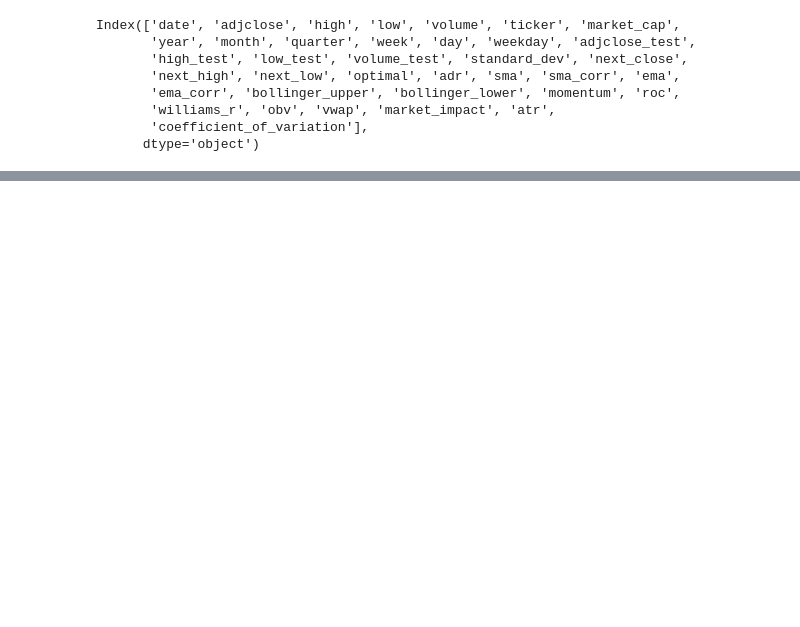
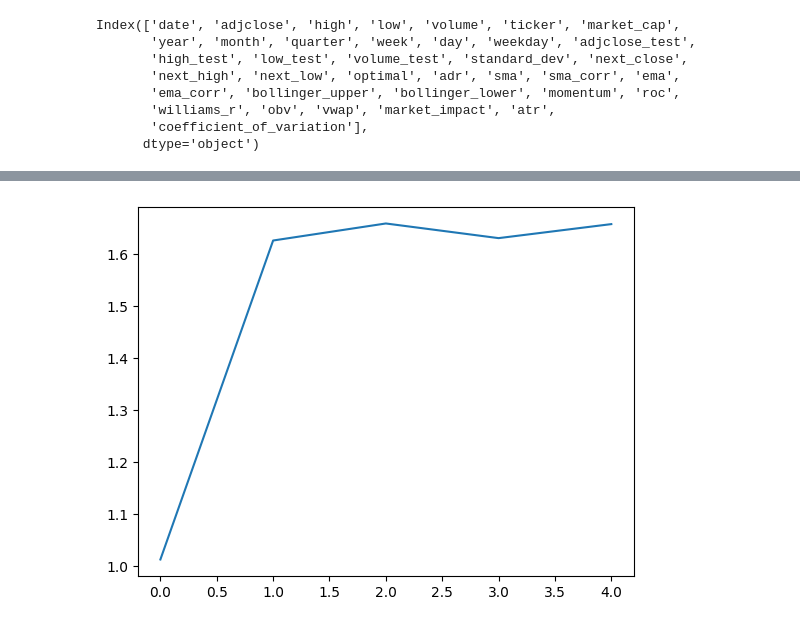
Before and after one commit to chung-ejy/orivault, a Jupyter notebook: strategies/alpaca_penny/penny_stocks_research.ipynb, the cells around one changed output, grey strips where cells are left out. Cells and saved outputs as stored; diff of their text form; code cells hidden in the pictures; blank space fills up the shorter version.

```diff
--- a/strategies/alpaca_penny/penny_stocks_research.ipynb
+++ b/strategies/alpaca_penny/penny_stocks_research.ipynb
@@ -95,14 +140,14 @@ Index(['date', 'adjclose', 'high', 'low', 'volume', 'ticker', 'market_cap',
 # %%
 portfolios = PortfolioSelection.generate_possible_portfolios(
                                                             ranking_metrics=[
-                                                                "ema","sma","roc"
+                                                                member.label for member in Indicator
                                                             ]
                                                             ,num_of_groups=[1]
                                                             ,group_percentages=[1]
-                                                            ,max_prices=[0.1]
-                                                            ,min_prices=[0.01]
+                                                            ,max_prices=[0.1,1,10,100]
+                                                            ,min_prices=[0.01,0.1,1,10]
                                                             ,max_market_caps = [1000000]
-                                                            ,min_market_caps = [10000]
+                                                            ,min_market_caps = [100000]
                                                             ,stoplosses=[1]
                                                             ,rolling_windows=[rolling_window]
                                                             ,leverages=[1]
@@ -144,16 +207,16 @@ filtered_a.head(20)
 # %%
 pm = top["portfolio"]
 trades = pm.trades(simulation.copy())
-trades = p.additional_date_columns(trades)
-trades = trades.groupby("day").agg({"date":"last","weighted_return":"mean","return":"mean","market_cap":"mean"}).reset_index().sort_values("date")
-trades = p.additional_date_columns(trades)
-portfolio = pm.portfolio(trades.copy(),benchmark.copy())
-portfolio = p.additional_date_columns(portfolio)
+trades = p.additional_date_columns(trades).sort_values("date")
 # %%
+portfolio = pm.portfolio(trades.copy(),benchmark.copy())
+portfolio = p.additional_date_columns(portfolio)
 averaged_portfolio = portfolio.groupby("weekday").agg({"weighted_return":"mean","return":"mean"}).reset_index()
-averaged_portfolio["pv"] = averaged_portfolio["weighted_return"]
+averaged_portfolio["pv"] = averaged_portfolio["weighted_return"].cumprod()
 plt.plot(averaged_portfolio["pv"])
 plt.show()
+# %% [output]
+[figure, added]
 # %%
 orivault.connect()
 orivault.drop("results")
```
Also changed, not shown: parts of 5 cells of this notebook, 9 other files.
